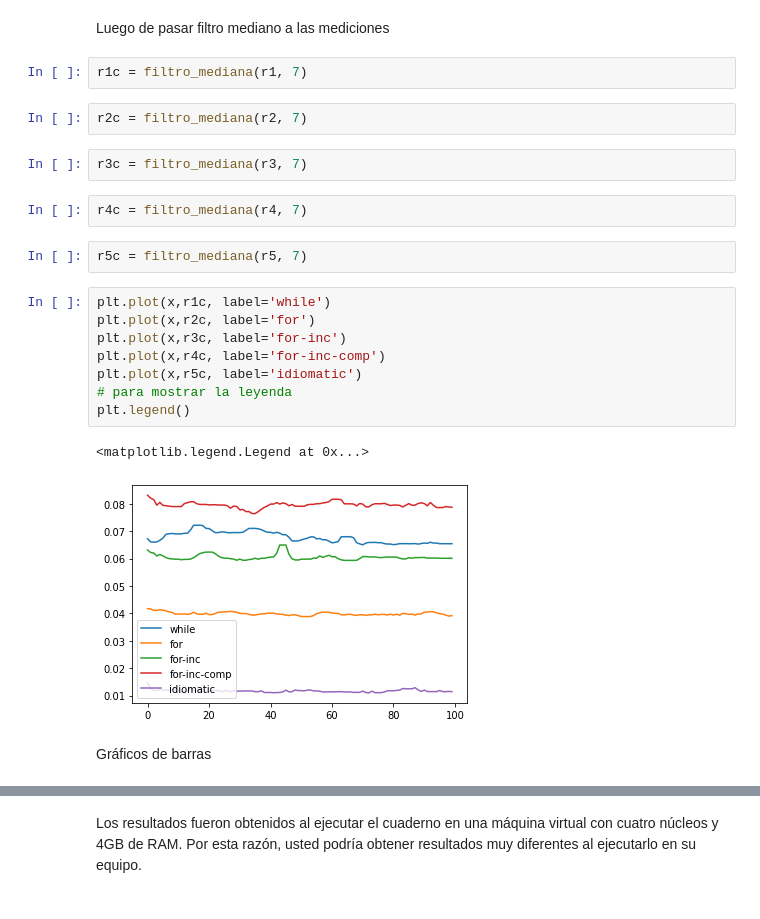
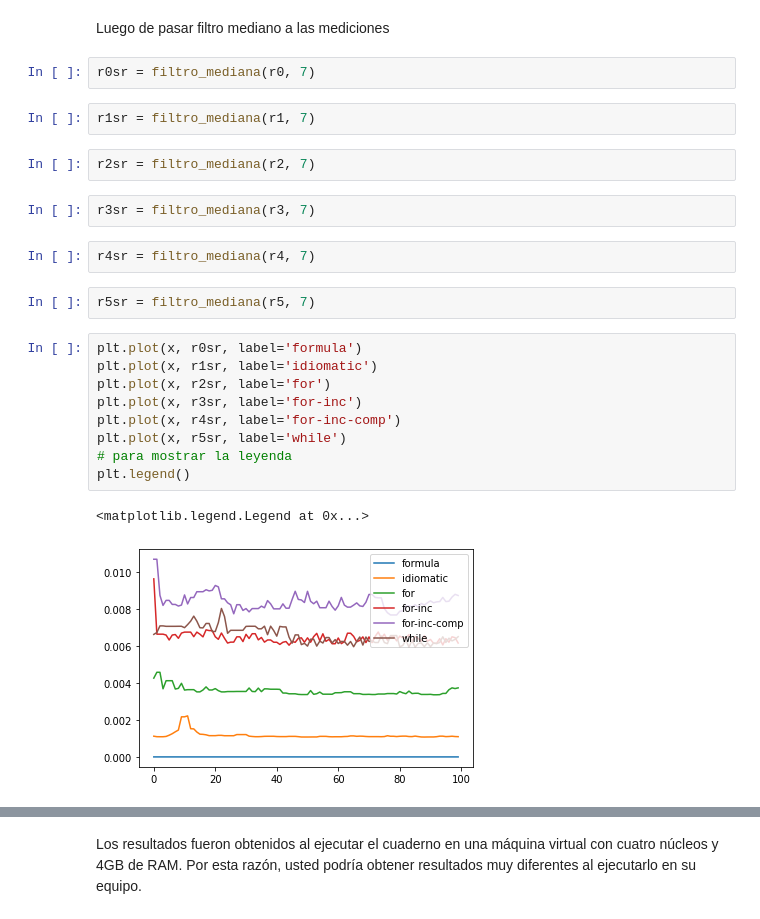
Before and after one commit to stefano-andre/sobre-python, a Jupyter notebook: python-timing.ipynb, the cells around one changed output, grey strips where cells are left out. Drawn from its saved outputs; the diff is of its cells as text.

```diff
--- a/python-timing.ipynb
+++ b/python-timing.ipynb
@@ -463,25 +565,26 @@ plt.legend()
 # %% [markdown]
 Luego de pasar filtro mediano a las mediciones
+# %%
+r0sr = filtro_mediana(r0, 7)
 # %%
-r1c = filtro_mediana(r1, 7)
+r1sr = filtro_mediana(r1, 7)
 # %%
-r2c = filtro_mediana(r2, 7)
+r2sr = filtro_mediana(r2, 7)
 # %%
-r3c = filtro_mediana(r3, 7)
+r3sr = filtro_mediana(r3, 7)
 # %%
-r4c = filtro_mediana(r4, 7)
+r4sr = filtro_mediana(r4, 7)
 # %%
-r5c = filtro_mediana(r5, 7)
+r5sr = filtro_mediana(r5, 7)
 # %%
-plt.plot(x,r1c, label='while')
-plt.plot(x,r2c, label='for')
-plt.plot(x,r3c, label='for-inc')
-plt.plot(x,r4c, label='for-inc-comp')
-plt.plot(x,r5c, label='idiomatic')
+plt.plot(x, r0sr, label='formula')
+plt.plot(x, r1sr, label='idiomatic')
+plt.plot(x, r2sr, label='for')
+plt.plot(x, r3sr, label='for-inc')
+plt.plot(x, r4sr, label='for-inc-comp')
+plt.plot(x, r5sr, label='while')
 # para mostrar la leyenda
 plt.legend()
 # %% [output]
 <matplotlib.legend.Legend at 0x...>
-[figure, old version]
+[figure, new version]
-# %% [markdown]
-Gráficos de barras
```
Also changed, not shown: parts of 91 cells of this notebook.
